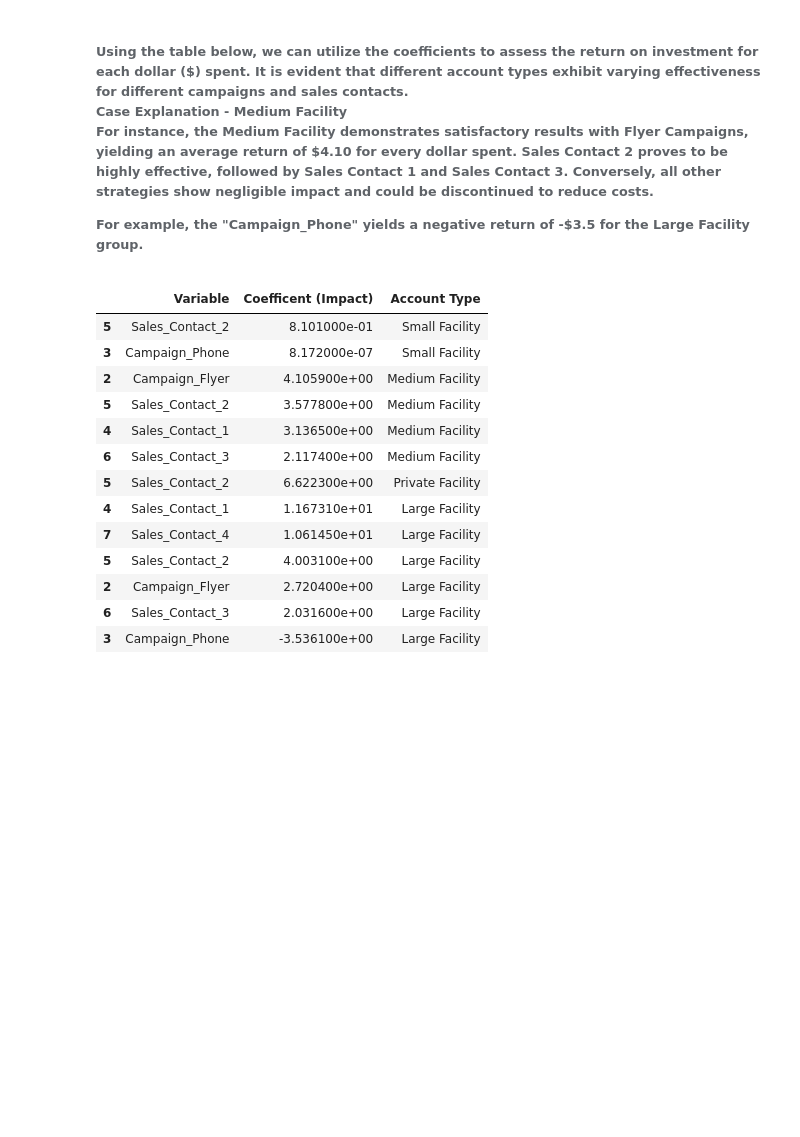
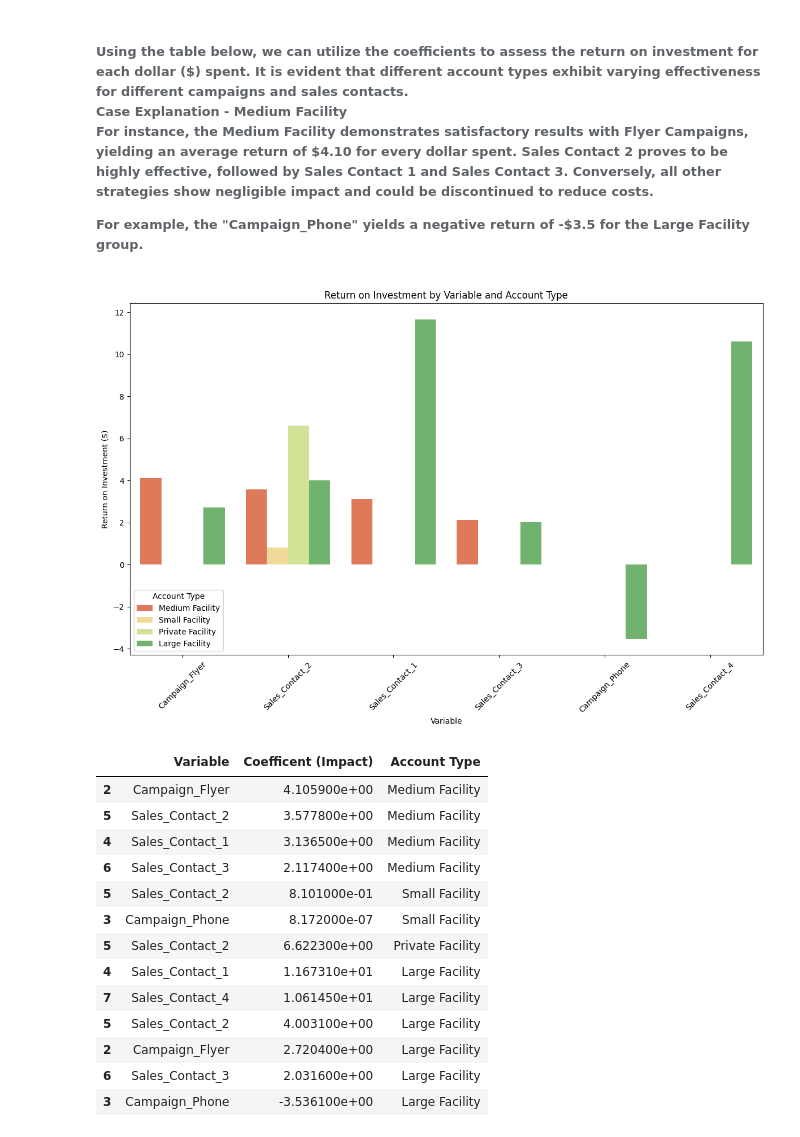
Before and after one commit to felipedds/marketing-campaign, a Jupyter notebook: notebooks/analysis.ipynb, the cells around one changed output. Drawn from its saved outputs; the diff is of its cells as text; code cells hidden in the pictures; blank space fills up the shorter version.

```diff
--- a/notebooks/analysis.ipynb
+++ b/notebooks/analysis.ipynb
@@ -353,23 +351,33 @@ For instance, the Medium Facility demonstrates satisfactory results with Flyer C
 
 For example, the "Campaign_Phone" yields a negative return of -$3.5 for the Large Facility group.
 </h6>
-# %%
-consolidated_summary
-# %% [output]
-|  | Variable | Coefficent (Impact) | Account Type |
-| 5 | Sales_Contact_2 | 8.101000e-01 | Small Facility |
-| 3 | Campaign_Phone | 8.172000e-07 | Small Facility |
-| 2 | Campaign_Flyer | 4.105900e+00 | Medium Facility |
-| 5 | Sales_Contact_2 | 3.577800e+00 | Medium Facility |
-| 4 | Sales_Contact_1 | 3.136500e+00 | Medium Facility |
-| 6 | Sales_Contact_3 | 2.117400e+00 | Medium Facility |
-| 5 | Sales_Contact_2 | 6.622300e+00 | Private Facility |
-| 4 | Sales_Contact_1 | 1.167310e+01 | Large Facility |
-| 7 | Sales_Contact_4 | 1.061450e+01 | Large Facility |
-| 5 | Sales_Contact_2 | 4.003100e+00 | Large Facility |
-| 2 | Campaign_Flyer | 2.720400e+00 | Large Facility |
-| 6 | Sales_Contact_3 | 2.031600e+00 | Large Facility |
-| 3 | Campaign_Phone | -3.536100e+00 | Large Facility |
+# %%
+plt.figure(figsize=(12, 8))
+sns.barplot(data=consolidated_summary, x="Variable", y="Coefficent (Impact)", hue="Account Type", palette='RdYlGn')
+plt.xlabel("Variable")
+plt.ylabel("Return on Investment ($)")
+plt.title("Return on Investment by Variable and Account Type")
+plt.xticks(rotation=45)  # Rotate x-axis labels for better readability
+plt.tight_layout()
+plt.savefig("../reports/return_on_investment.jpg")
+plt.show()
+consolidated_summary
+# %% [output]
+[figure, added]
+|  | Variable | Coefficent (Impact) | Account Type |
+| 2 | Campaign_Flyer | 4.105900e+00 | Medium Facility |
+| 5 | Sales_Contact_2 | 3.577800e+00 | Medium Facility |
+| 4 | Sales_Contact_1 | 3.136500e+00 | Medium Facility |
+| 6 | Sales_Contact_3 | 2.117400e+00 | Medium Facility |
+| 5 | Sales_Contact_2 | 8.101000e-01 | Small Facility |
+| 3 | Campaign_Phone | 8.172000e-07 | Small Facility |
+| 5 | Sales_Contact_2 | 6.622300e+00 | Private Facility |
+| 4 | Sales_Contact_1 | 1.167310e+01 | Large Facility |
+| 7 | Sales_Contact_4 | 1.061450e+01 | Large Facility |
+| 5 | Sales_Contact_2 | 4.003100e+00 | Large Facility |
+| 2 | Campaign_Flyer | 2.720400e+00 | Large Facility |
+| 6 | Sales_Contact_3 | 2.031600e+00 | Large Facility |
+| 3 | Campaign_Phone | -3.536100e+00 | Large Facility |
 # %%
 consolidated_summary.reset_index(inplace=True)
 consolidated_summary.drop("index", inplace=True, axis=1)
```
Also changed, not shown: parts of 5 cells of this notebook, 2 other files.
